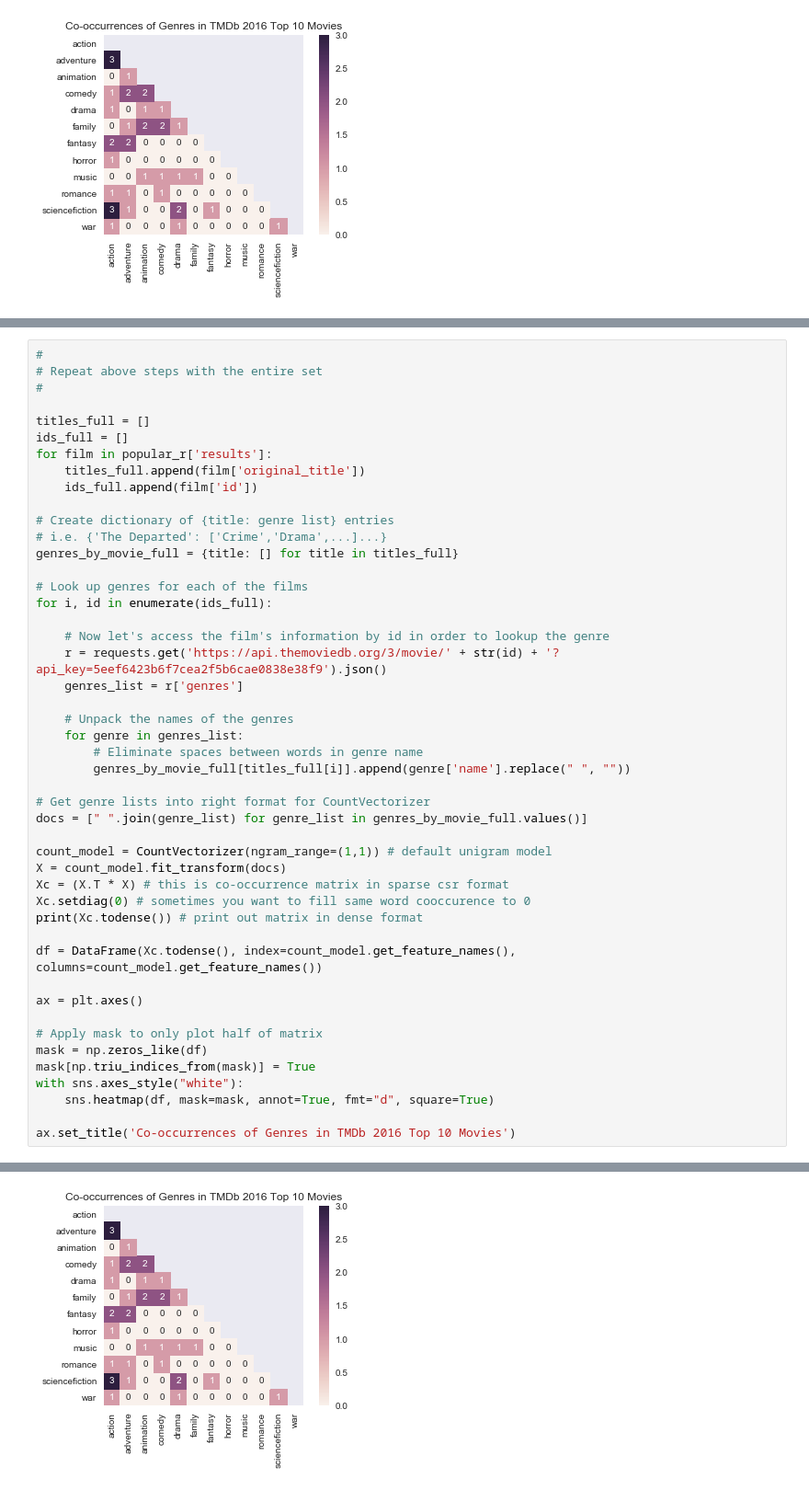
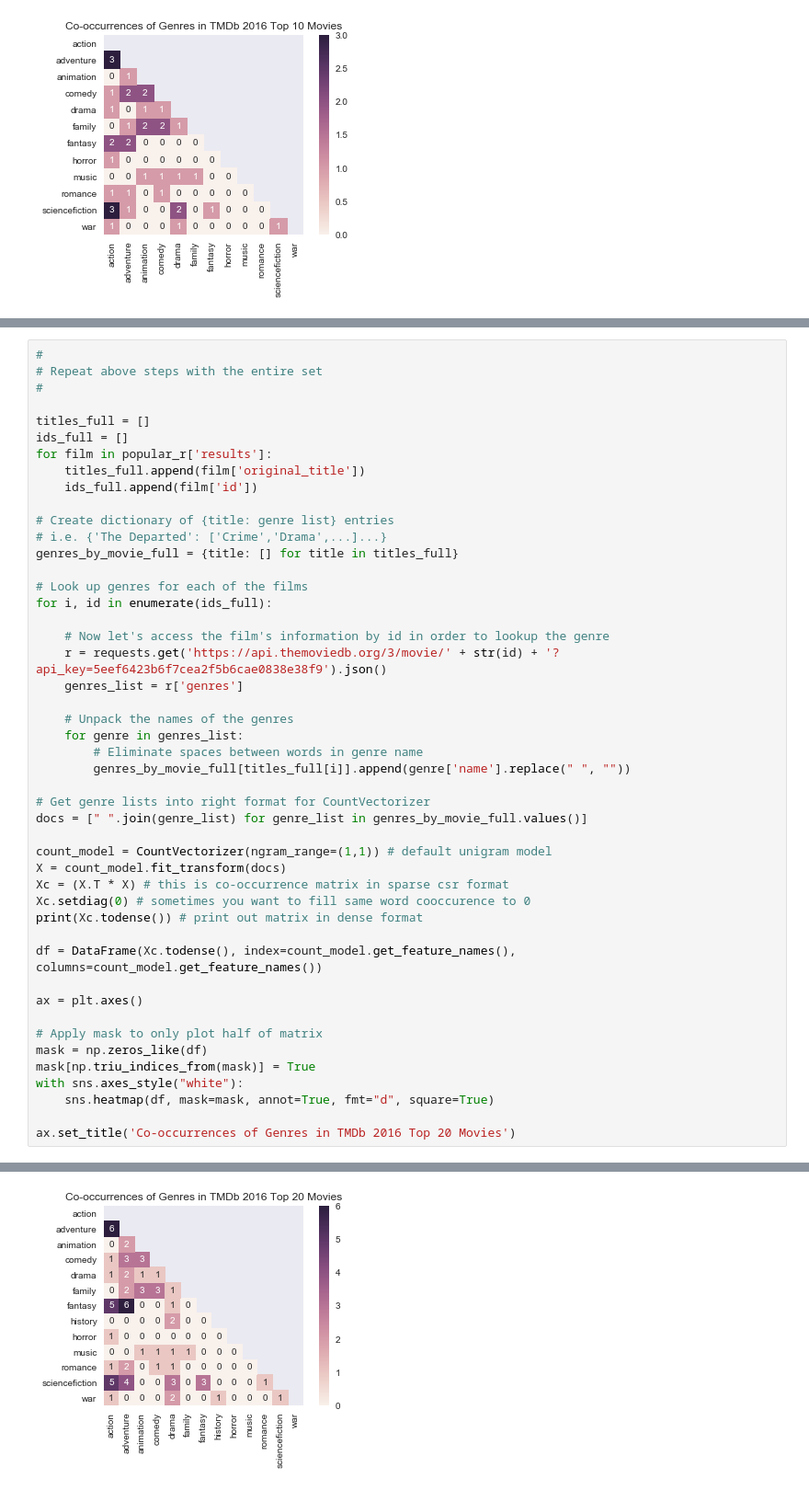
Before and after one commit to xueharry/cs109b-final-project, a Jupyter notebook: milestone1/Milestone 1.ipynb, the cells around one changed output, grey strips where cells are left out. Shown at 92% size. Saved outputs shown, nothing was run; the diff lists cells and outputs as text.

```diff
--- a/milestone1/Milestone 1.ipynb
+++ b/milestone1/Milestone 1.ipynb
@@ -235,5 +235,5 @@ mask[np.triu_indices_from(mask)] = True
 with sns.axes_style("white"):
     sns.heatmap(df, mask=mask, annot=True, fmt="d", square=True)
 
-ax.set_title('Co-occurrences of Genres in TMDb 2016 Top 10 Movies')
+ax.set_title('Co-occurrences of Genres in TMDb 2016 Top 20 Movies')
 # %% [output]
@@ -252,3 +253,3 @@ ax.set_title('Co-occurrences of Genres in TMDb 2016 Top 10 Movies')
 <matplotlib.axes._subplots.AxesSubplot at 0x...>
 <matplotlib.text.Text at 0x...>
-[figure, old version]
+[figure, new version]
```
Also changed, not shown: parts of 2 cells of this notebook.
